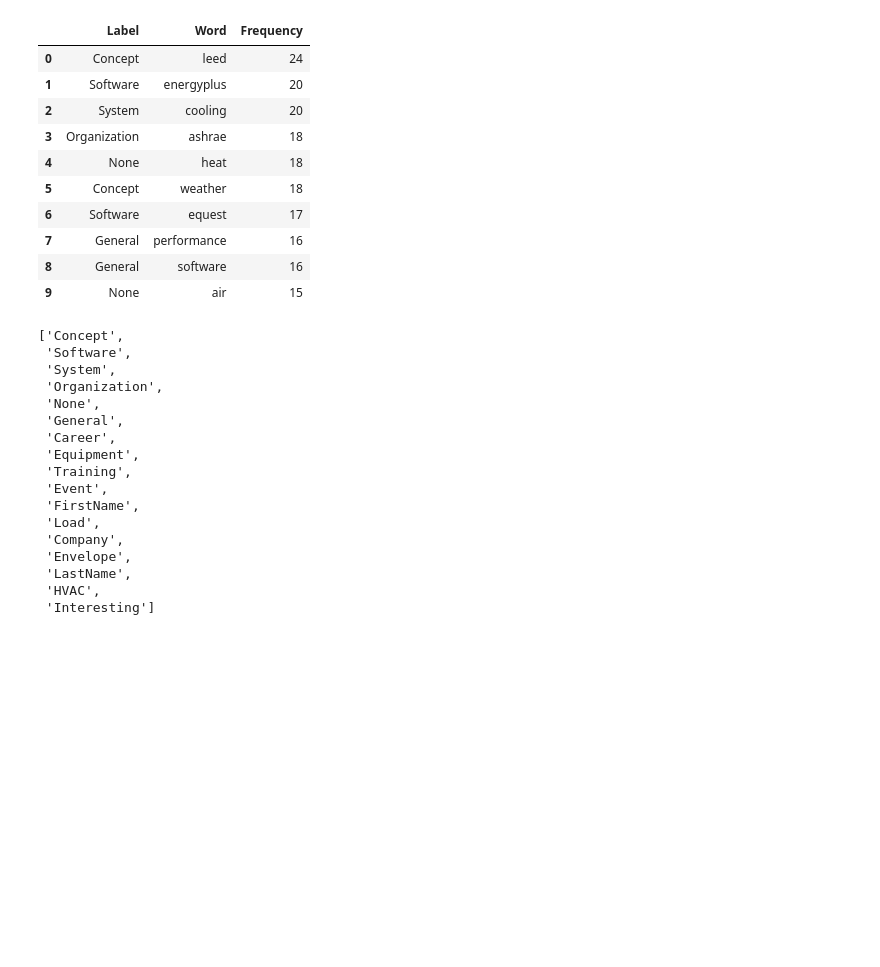
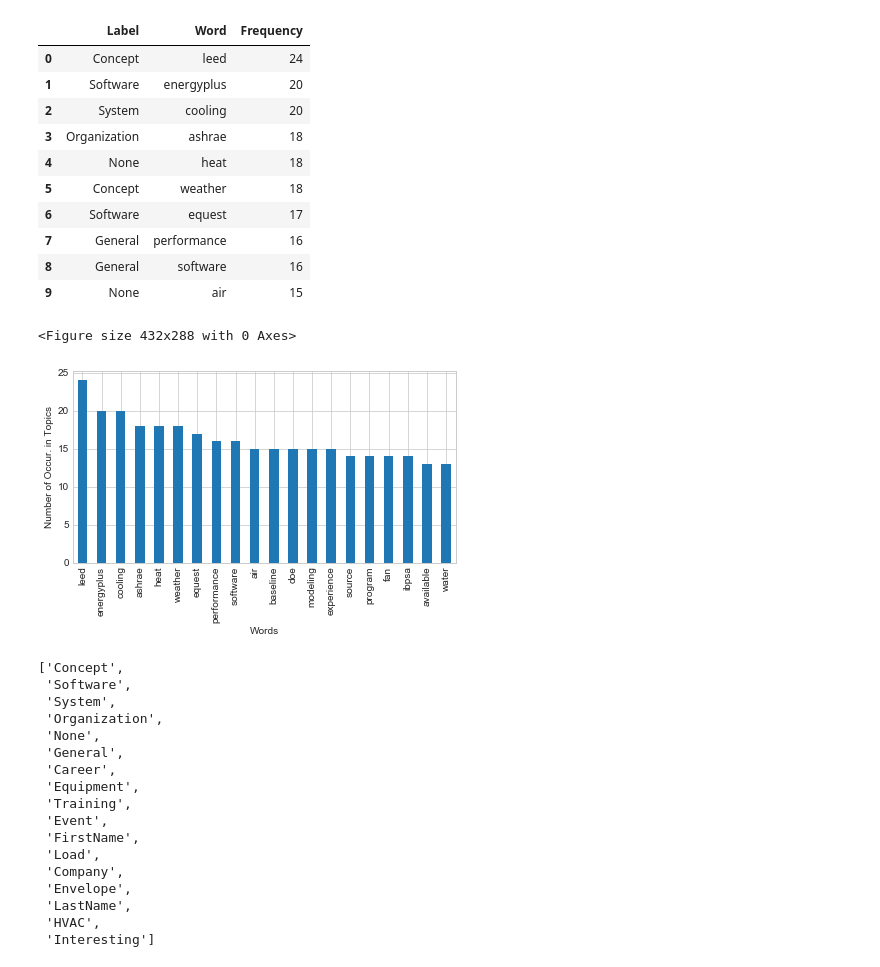
Before and after one commit to buds-lab/twenty-years-of-bldgsim-textmining, a Jupyter notebook: 06_Visualize Frequent Words.ipynb, the cells around one changed output. Saved outputs shown, nothing was run; the diff lists cells and outputs as text; code cells hidden in the pictures; blank space fills up the shorter version.

```diff
--- a/06_Visualize Frequent Words.ipynb
+++ b/06_Visualize Frequent Words.ipynb
@@ -89,6 +97,18 @@ word_freq.head(10)
 | 7 | General | performance | 16 |
 | 8 | General | software | 16 |
 | 9 | None | air | 15 |
+# %%
+word_freq.index = word_freq.Word
+# %%
+fig = plt.figure()
+ax = word_freq.head(20).plot(kind="bar") #, hue="Label"
+ax.set(ylabel="Number of Occur. in Topics", xlabel="Words")
+ax.get_legend().remove()
+plt.tight_layout()
+plt.savefig("word_freq.pdf")
+# %% [output]
+<Figure size 432x288 with 0 Axes>
+[figure, added]
 # %%
 #categories = ["Training","HVAC","Organization","Interesting","Company","Weather","Software","LastName","Airside"]
 # %%
```
Also changed, not shown: parts of 2 cells of this notebook, 20 other files.
